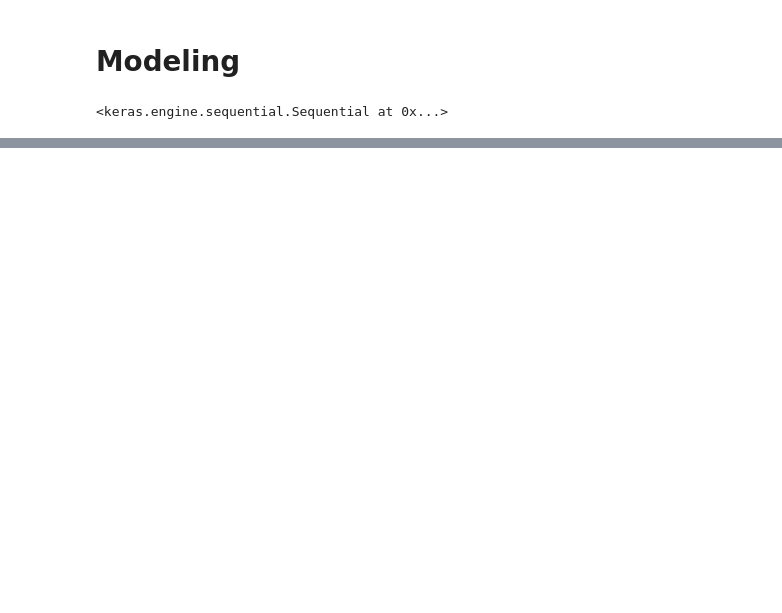
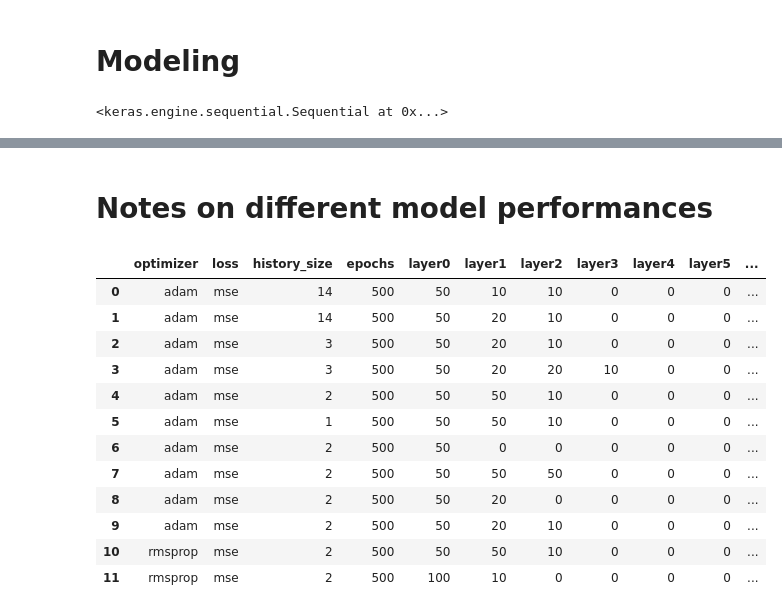
Before and after one commit to modverre/crypto_prediction, a Jupyter notebook: notebooks/RNN_Model_Env.ipynb, the cells around one changed output, grey strips where cells are left out. Cells and saved outputs as stored; diff of their text form; code cells hidden in the pictures; blank space fills up the shorter version.

```diff
--- a/notebooks/RNN_Model_Env.ipynb
+++ b/notebooks/RNN_Model_Env.ipynb
@@ -224,0 +243,36 @@ Epoch 200/200
+# %% [markdown]
+# Notes on different model performances
+# %%
+eval_dict = {"optimizer": ["adam","adam","adam","adam","adam","adam","adam","adam","adam", "adam", "rmsprop", "rmsprop"],
+             "loss": ["mse","mse","mse","mse","mse","mse","mse","mse","mse", "mse", "mse", "mse"],
+              "history_size": [14, 14, 3, 3, 2, 1, 2, 2, 2, 2, 2, 2],
+             "epochs": [500, 500, 500, 500, 500, 500, 500, 500, 500, 500, 500, 500],
+             "layer0": [50,50,50,50,50,50, 50, 50, 50, 50, 50, 100],
+            "layer1": [10, 20, 20, 20, 50, 50, 0, 50, 20, 20, 50, 10],
+           "layer2": [10, 10, 10, 20, 10, 10, 0, 50, 0, 10, 10, 0],
+           "layer3": [0, 0, 0, 10, 0, 0, 0, 0, 0, 0, 0, 0],
+           "layer4": [0, 0, 0, 0, 0, 0, 0, 0, 0, 0, 0, 0],
+           "layer5": [0, 0, 0, 0, 0, 0,0, 0, 0, 0, 0, 0],
+            "output": [1, 1, 1, 1, 1, 1, 1, 1, 1, 1, 1, 1],
+           "rmse": [0.051, 0.037, 0.017, 0.018, 0.014, 0.021, 0.020, 0.023, np.NaN, 0.023, np.NaN, 0.020]}
+
+eval_df = pd.DataFrame.from_dict(eval_dict)
+
+#for k,v in eval_dict.items():
+  #print(f"{k} : {len(v)}")
+
+eval_df
+# %% [output]
+|  | optimizer | loss | history_size | epochs | layer0 | layer1 | layer2 | layer3 | layer4 | layer5 | ... |
+| 0 | adam | mse | 14 | 500 | 50 | 10 | 10 | 0 | 0 | 0 | ... |
+| 1 | adam | mse | 14 | 500 | 50 | 20 | 10 | 0 | 0 | 0 | ... |
+| 2 | adam | mse | 3 | 500 | 50 | 20 | 10 | 0 | 0 | 0 | ... |
+| 3 | adam | mse | 3 | 500 | 50 | 20 | 20 | 10 | 0 | 0 | ... |
+| 4 | adam | mse | 2 | 500 | 50 | 50 | 10 | 0 | 0 | 0 | ... |
+| 5 | adam | mse | 1 | 500 | 50 | 50 | 10 | 0 | 0 | 0 | ... |
+| 6 | adam | mse | 2 | 500 | 50 | 0 | 0 | 0 | 0 | 0 | ... |
+| 7 | adam | mse | 2 | 500 | 50 | 50 | 50 | 0 | 0 | 0 | ... |
+| 8 | adam | mse | 2 | 500 | 50 | 20 | 0 | 0 | 0 | 0 | ... |
+| 9 | adam | mse | 2 | 500 | 50 | 20 | 10 | 0 | 0 | 0 | ... |
+| 10 | rmsprop | mse | 2 | 500 | 50 | 50 | 10 | 0 | 0 | 0 | ... |
+| 11 | rmsprop | mse | 2 | 500 | 100 | 10 | 0 | 0 | 0 | 0 | ... |
```
Also changed, not shown: parts of 36 cells of this notebook.
